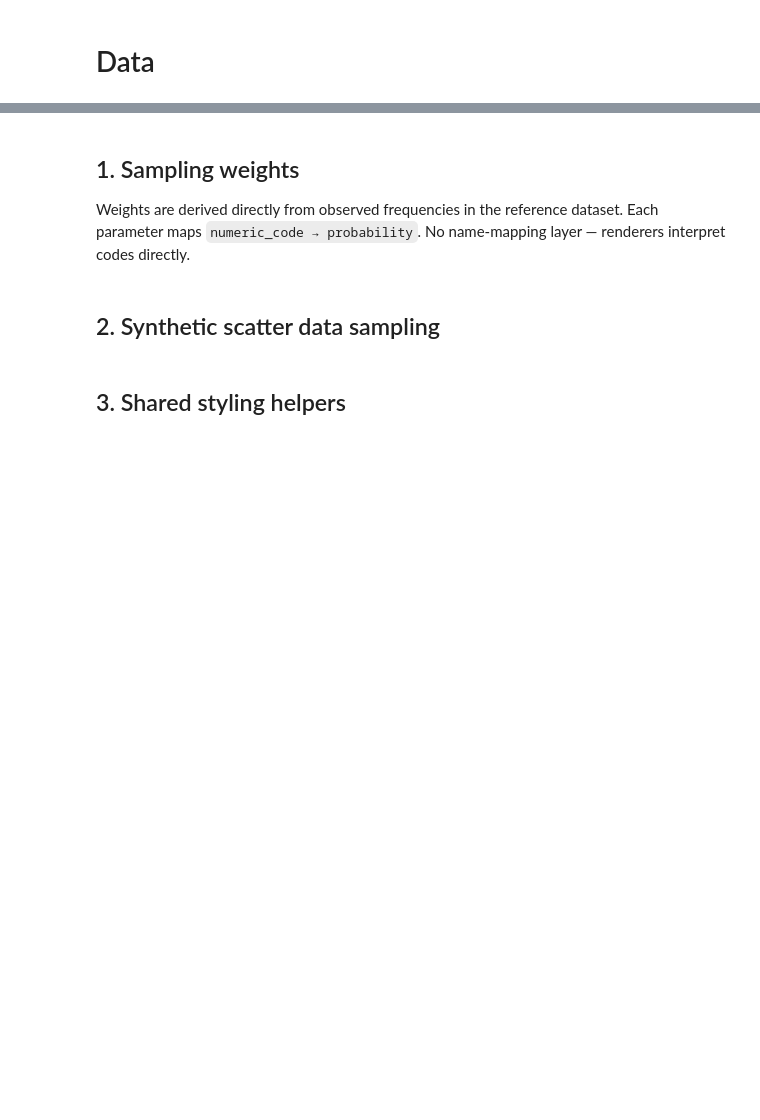
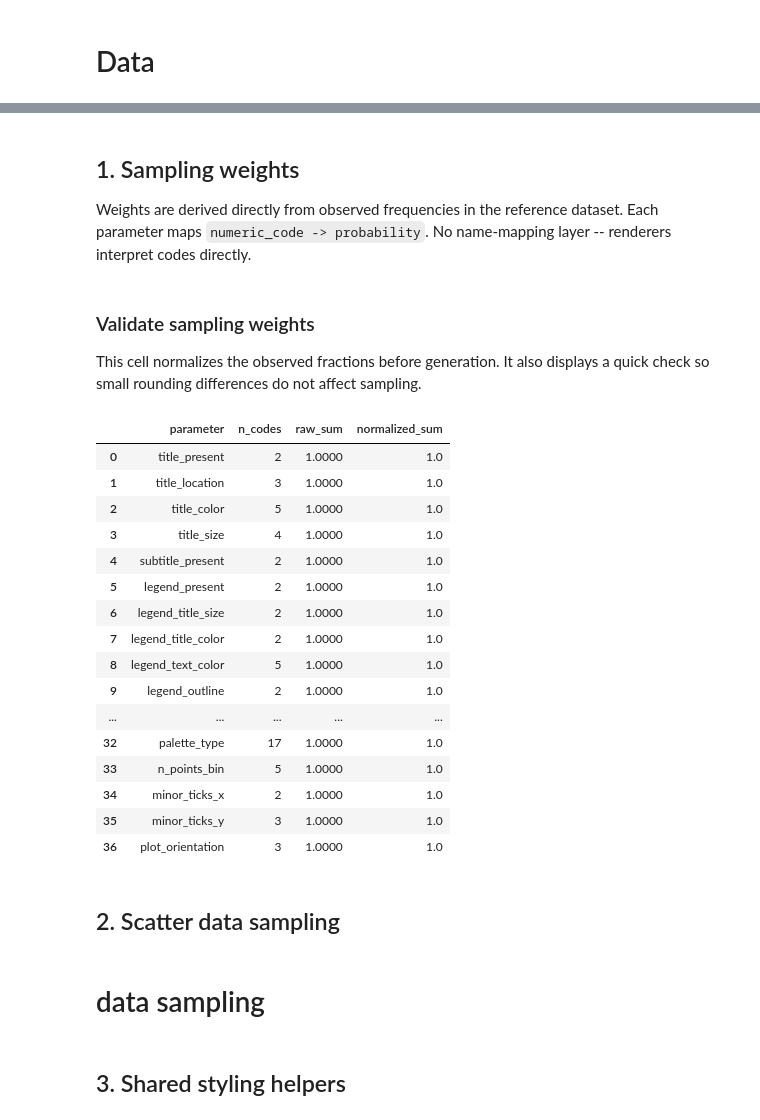
Before and after one commit to michellerosehb/I2R, a Jupyter notebook: notebooks/final_notebook_v1/notebooks/scatter_generator_FINAL.ipynb, the cells around one changed output, grey strips where cells are left out. Saved outputs shown, nothing was run; the diff lists cells and outputs as text; code cells hidden in the pictures; blank space fills up the shorter version.

```diff
--- a/notebooks/final_notebook_v1/notebooks/scatter_generator_FINAL.ipynb
+++ b/notebooks/final_notebook_v1/notebooks/scatter_generator_FINAL.ipynb
@@ -272,7 +786,7 @@ def sample_scatter_data_from_df(
 ## 1. Sampling weights
 
 Weights are derived directly from observed frequencies in the reference dataset.
-Each parameter maps `numeric_code → probability`. No name-mapping layer — renderers interpret codes directly.
+Each parameter maps `numeric_code -> probability`. No name-mapping layer -- renderers interpret codes directly.
 # %%
 # Sampling weights derived from observed dataset frequencies.
 # Each key is a parameter name; values are {numeric_code: probability}.
@@ -647,7 +1161,7 @@ def normalize_weights(weights: dict) -> dict:
     out = {}
     for param, codes in weights.items():
         total = sum(codes.values())
-        out[param] = {k: v / total for k, v in codes.items()}
+        out[param] = {int(k): v / total for k, v in codes.items()}
     return out
 
 
@@ -659,8 +1173,46 @@ def sample_style(rng: np.random.Generator, weights: dict) -> dict:
         probs /= probs.sum()
         style[param] = int(rng.choice(codes, p=probs))
     return style
+# %% [markdown]
+### Validate sampling weights
+
+This cell normalizes the observed fractions before generation. It also displays a quick check so small rounding differences do not affect sampling.
+# %%
+# Validate and normalize observed sampling weights.
+# Use OBSERVED_WEIGHTS in generation cells; it is normalized to handle tiny rounding differences.
+OBSERVED_WEIGHTS = normalize_weights(SAMPLING_WEIGHTS)
+
+weight_check = pd.DataFrame([
+    {
+        "parameter": param,
+        "n_codes": len(codes),
+        "raw_sum": round(sum(codes.values()), 10),
+        "normalized_sum": round(sum(OBSERVED_WEIGHTS[param].values()), 10),
+    }
+    for param, codes in SAMPLING_WEIGHTS.items()
+])
+
+weight_check
+# %% [output]
+|  | parameter | n_codes | raw_sum | normalized_sum |
+| 0 | title_present | 2 | 1.0000 | 1.0 |
+| 1 | title_location | 3 | 1.0000 | 1.0 |
+| 2 | title_color | 5 | 1.0000 | 1.0 |
+| 3 | title_size | 4 | 1.0000 | 1.0 |
+| 4 | subtitle_present | 2 | 1.0000 | 1.0 |
+| 5 | legend_present | 2 | 1.0000 | 1.0 |
+| 6 | legend_title_size | 2 | 1.0000 | 1.0 |
+| 7 | legend_title_color | 2 | 1.0000 | 1.0 |
+| 8 | legend_text_color | 5 | 1.0000 | 1.0 |
+| 9 | legend_outline | 2 | 1.0000 | 1.0 |
+| ... | ... | ... | ... | ... |
+| 32 | palette_type | 17 | 1.0000 | 1.0 |
+| 33 | n_points_bin | 5 | 1.0000 | 1.0 |
+| 34 | minor_ticks_x | 2 | 1.0000 | 1.0 |
+| 35 | minor_ticks_y | 3 | 1.0000 | 1.0 |
+| 36 | plot_orientation | 3 | 1.0000 | 1.0 |
 # %% [markdown]
-## 2. Synthetic scatter data sampling
+## 2. Scatter data sampling
 # %%
 # X scale bounds: code -> (min, max)
 X_SCALE_BOUNDS = {
@@ -970,0 +1572,2 @@ def sample_scatter_data(rng: np.random.Generator, style: dict) -> tuple[pd.DataF
+# %% [markdown]
+# data sampling
```
Also changed, not shown: parts of 30 cells of this notebook, 26 other files.
